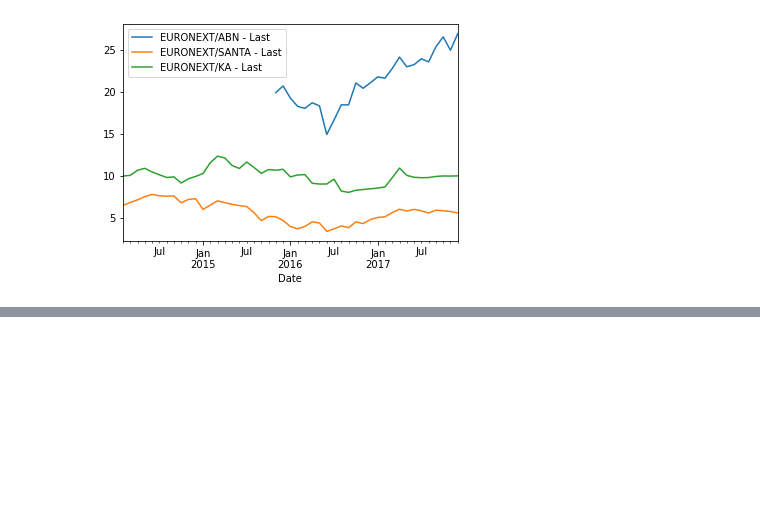
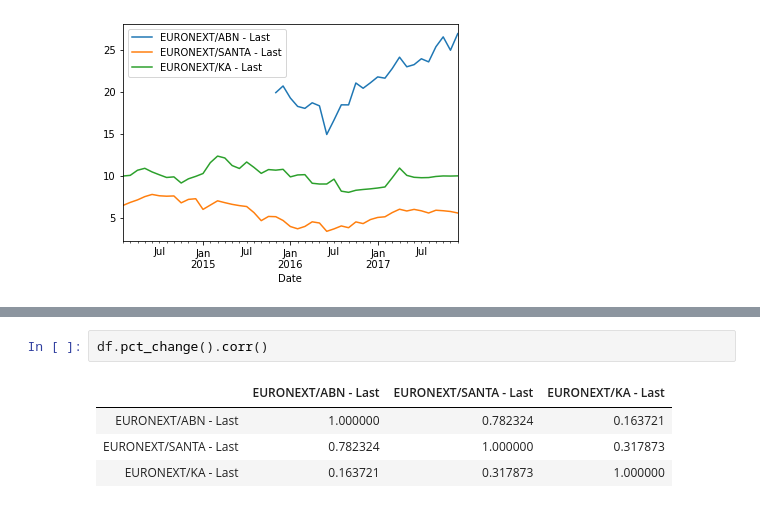
Before and after one commit to IsmailFadeli/Python-for-Finance, a Jupyter notebook: Financial Analytics on time series.ipynb, the cells around one changed output, grey strips where cells are left out. Drawn from its saved outputs; the diff is of its cells as text; blank space fills up the shorter version.

```diff
--- a/Financial Analytics on time series.ipynb
+++ b/Financial Analytics on time series.ipynb
@@ -130,0 +135,7 @@ df.plot()
+# %%
+df.pct_change().corr()
+# %% [output]
+|  | EURONEXT/ABN - Last | EURONEXT/SANTA - Last | EURONEXT/KA - Last |
+| EURONEXT/ABN - Last | 1.000000 | 0.782324 | 0.163721 |
+| EURONEXT/SANTA - Last | 0.782324 | 1.000000 | 0.317873 |
+| EURONEXT/KA - Last | 0.163721 | 0.317873 | 1.000000 |
```
Also changed, not shown: parts of 12 cells of this notebook.
